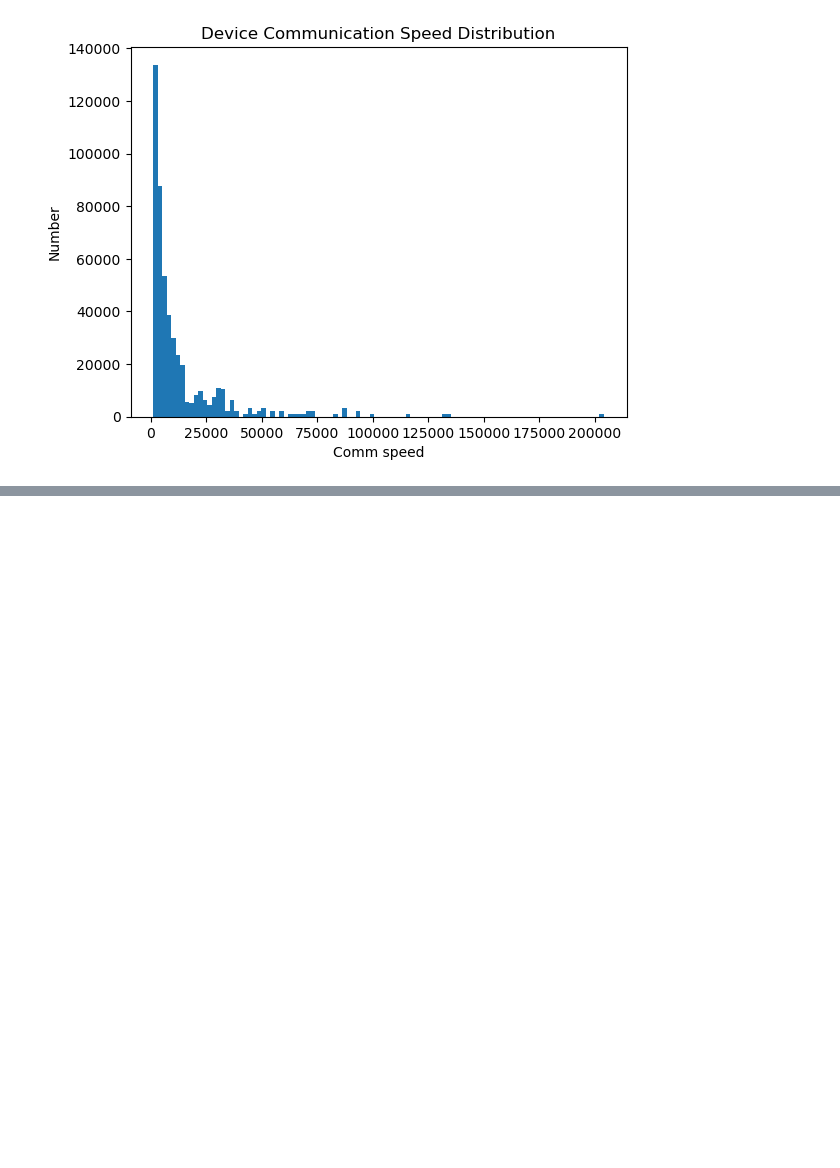
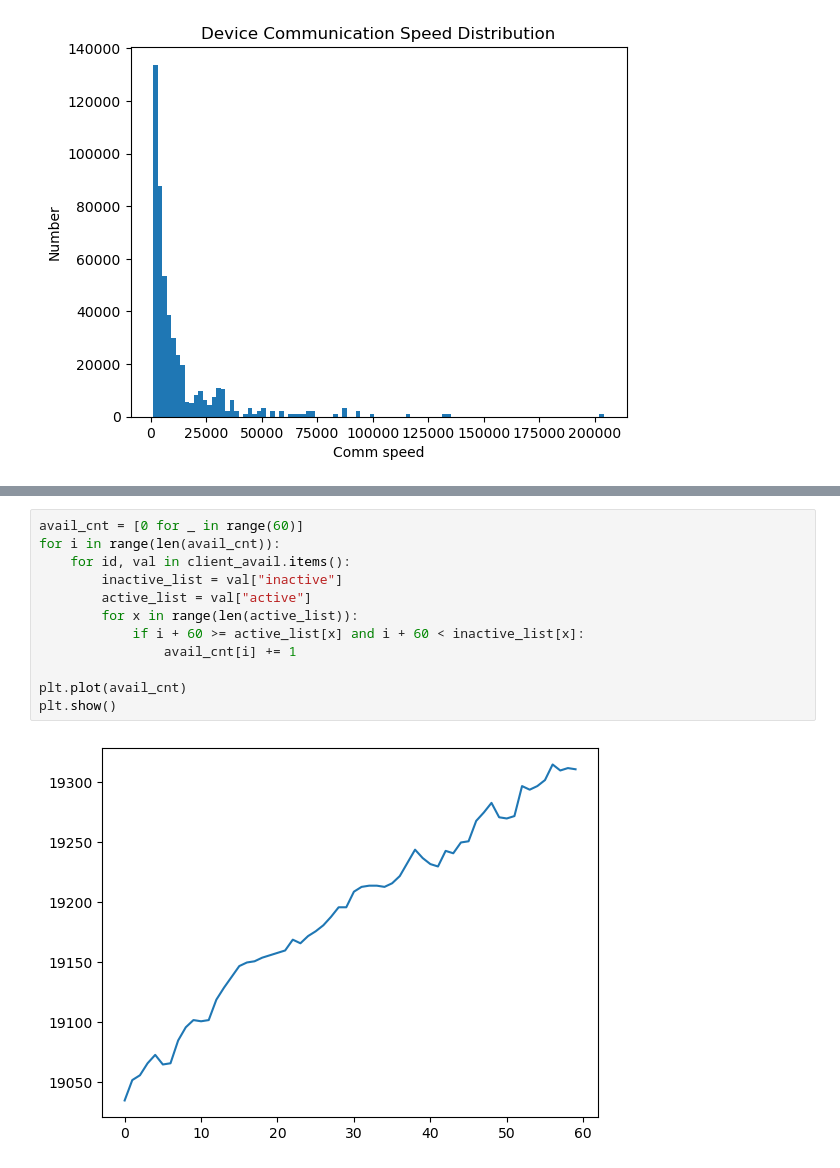
Before and after one commit to EricDinging/Propius, a Jupyter notebook: sim/parser.ipynb, the cells around one changed output, grey strips where cells are left out. Saved outputs shown, nothing was run; the diff lists cells and outputs as text; blank space fills up the shorter version.

```diff
--- a/sim/parser.ipynb
+++ b/sim/parser.ipynb
@@ -77,0 +105,14 @@ plt.show()
+# %%
+avail_cnt = [0 for _ in range(60)]
+for i in range(len(avail_cnt)):
+    for id, val in client_avail.items():
+        inactive_list = val["inactive"]
+        active_list = val["active"]
+        for x in range(len(active_list)):
+            if i + 60 >= active_list[x] and i + 60 < inactive_list[x]:
+                avail_cnt[i] += 1
+
+plt.plot(avail_cnt)
+plt.show()
+# %% [output]
+[figure, added]
```
Also changed, not shown: parts of 3 cells of this notebook, 12 other files.
